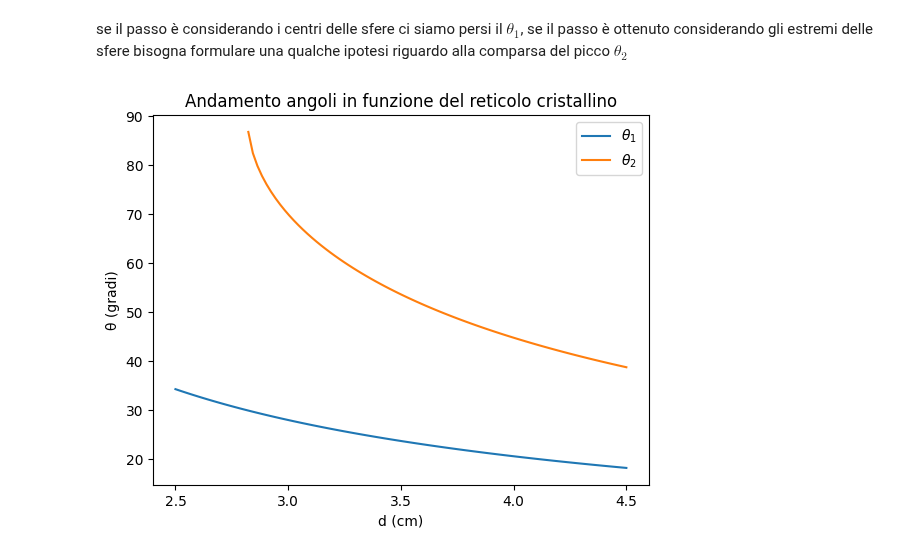
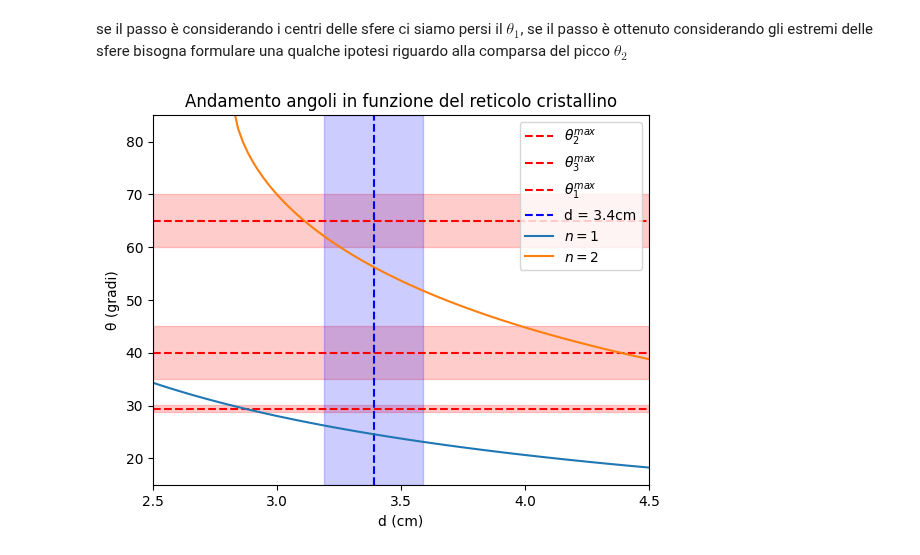
Before and after one commit to CarminatiGiovanni/LaboratorioFisica2, a Jupyter notebook: 20240509micoonde/bragg.ipynb, the cells around one changed output. Drawn from its saved outputs; the diff is of its cells as text; code cells hidden in the pictures.

```diff
--- a/20240509micoonde/bragg.ipynb
+++ b/20240509micoonde/bragg.ipynb
@@ -193,20 +193,31 @@ se il passo è considerando i centri delle sfere ci siamo persi il $\theta_1$, s
 # %%
 ## Andamento angoli in funzione del reticolo cristallino:
 
 d = np.linspace(0.025,0.045,100)
 θ1 = angolo_bragg(d,λ,1) *180/np.pi
 θ2 = angolo_bragg(d,λ,2) *180/np.pi
 
+plt.axhline(y=40, color='red', linestyle='--', label='$\\theta_2^{max}$')
+plt.fill_between(np.linspace(0.025, 0.045, 100),35,45, color='red', alpha=0.2)
 
-plt.errorbar()
+plt.axhline(y=65, color='red', linestyle='--', label='$\\theta_3^{max}$')
+plt.fill_between(np.linspace(0.025, 0.045, 100),60,70, color='red', alpha=0.2)
 
-plt.plot(d,θ1,label='$\\theta_1$')
-plt.plot(d,θ2,label='$\\theta_2$')
+plt.axhline(y=29.4, color='red', linestyle='--',label='$\\theta_1^{max}$')
+plt.fill_between(np.linspace(0.025, 0.045, 100),29.4 - 0.7,29.4 + 0.7, color='red', alpha=0.2)
+
+plt.axvline(x=0.0339, color='blue', linestyle='--', label='d = 3.4cm')
+plt.fill_betweenx(np.linspace(15, 85, 100),0.0339 - 0.002,0.0339 + 0.002, color='blue', alpha=0.2)
+
+plt.plot(d,θ1,label='$n = 1$')
+plt.plot(d,θ2,label='$n = 2$')
 plt.legend()
 plt.xticks([0.025,0.03,0.035,0.04,0.045],['2.5','3.0','3.5','4.0','4.5'])
+plt.xlim(0.025,0.045)
+plt.ylim(15,85)
 plt.xlabel('d (cm)')
 plt.ylabel('θ (gradi)')
 plt.title('Andamento angoli in funzione del reticolo cristallino')
 plt.show()
 # %% [output]
-[figure, old version]
+[figure, new version]
```
